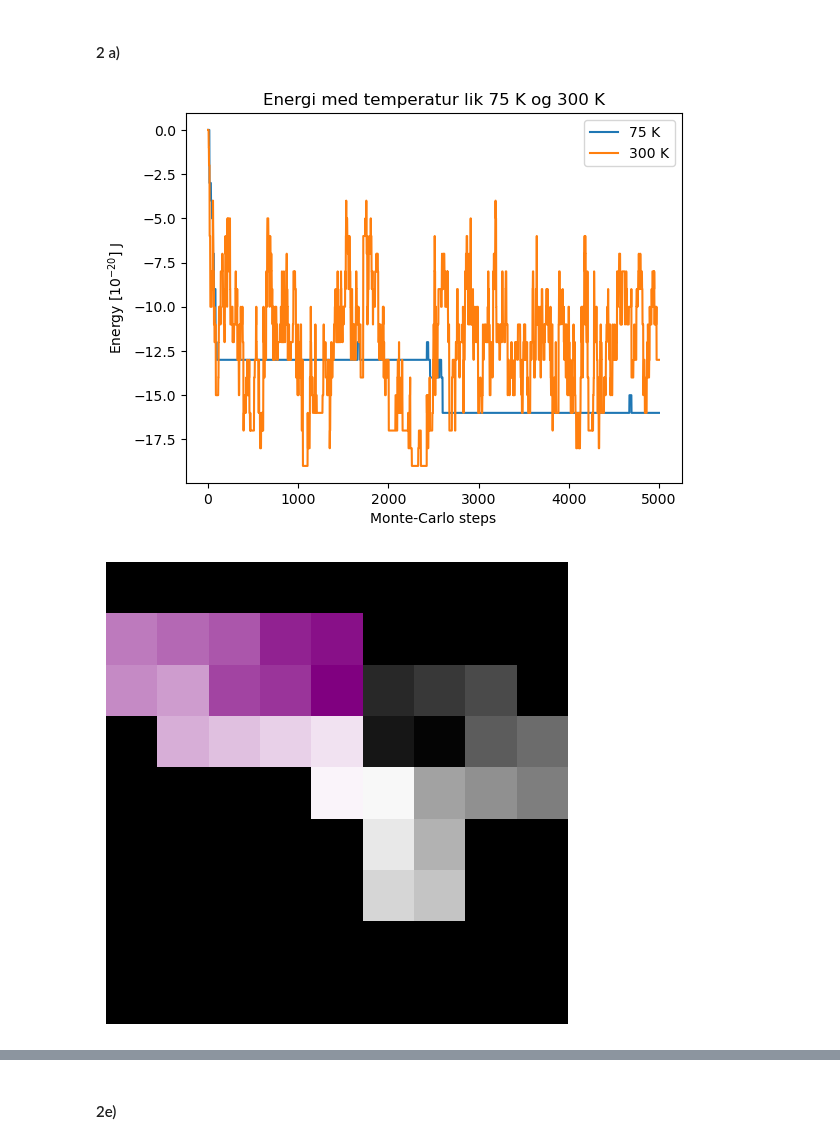
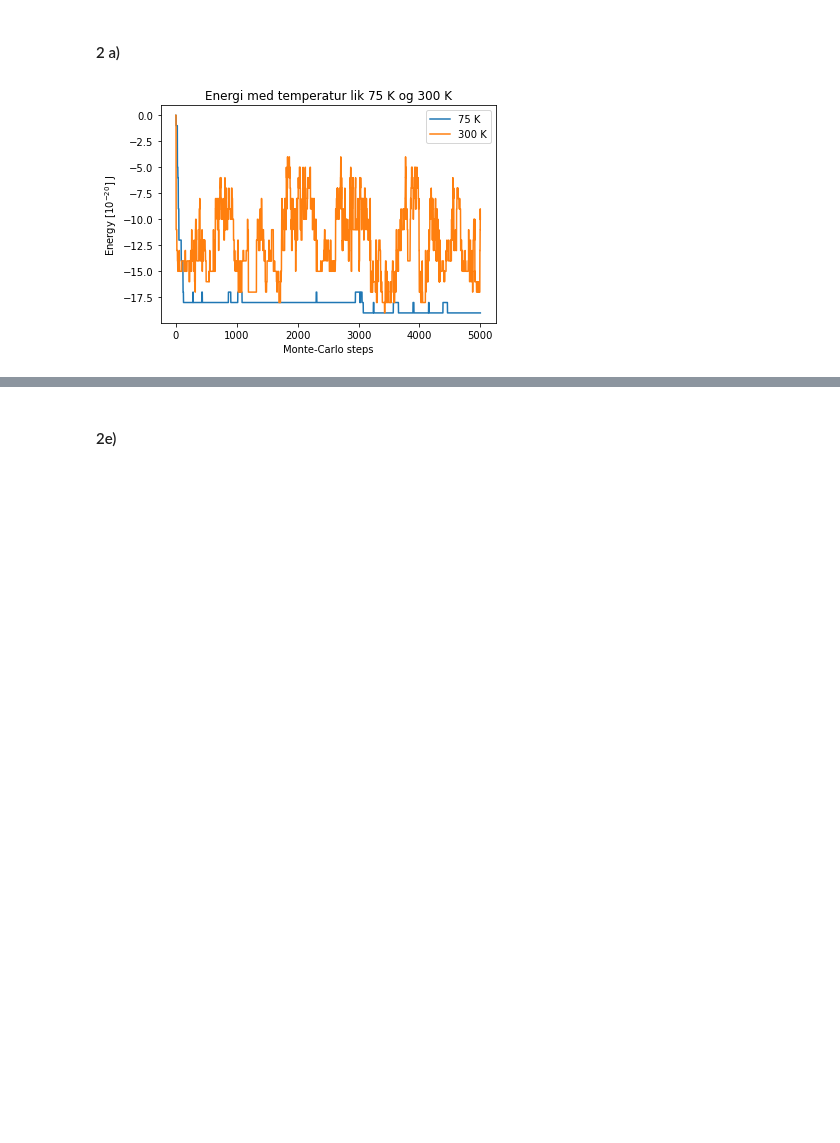
Before and after one commit to villi02/TMA4320-Introduksjon-til-vitenskapelige-beregninger-prosjekter, a Jupyter notebook: oppgave.ipynb, the cells around one changed output, grey strips where cells are left out. Drawn from its saved outputs; the diff is of its cells as text; code cells hidden in the pictures; blank space fills up the shorter version.

```diff
--- a/oppgave.ipynb
+++ b/oppgave.ipynb
@@ -445,19 +445,16 @@ def algorithm2(polymer_array: np.ndarray, Ns: int, interaction_matrix: np.ndarra
 # %%
 N_s = 5000
 polymer_30 = create_polymer(30)
 V_matrix = create_V_matrix(30, -1)
 polymer_array_k, energy_array_k  = algorithm2(polymer_30, N_s, V_matrix, 75)
 polymer_array_v, energy_array_v = algorithm2(polymer_30, N_s, V_matrix,300)
 
 plt.plot(np.linspace(0,N_s,N_s),energy_array_k, label = "75 K")
 plt.plot(np.linspace(0,N_s,N_s),energy_array_v, label = "300 K")
 plt.title("Energi med temperatur lik 75 K og 300 K")
 plt.xlabel("Monte-Carlo steps")
 plt.ylabel(r'Energy [$10^{-20}$] J')
 plt.legend()
 plt.show()
-display_polymer(polymer_array_k)
-display_polymer(polymer_array_v)
 # %% [output]
-[figure, old version]
+[figure, new version]
-[figure, removed]
```
Also changed, not shown: parts of 10 cells of this notebook.
